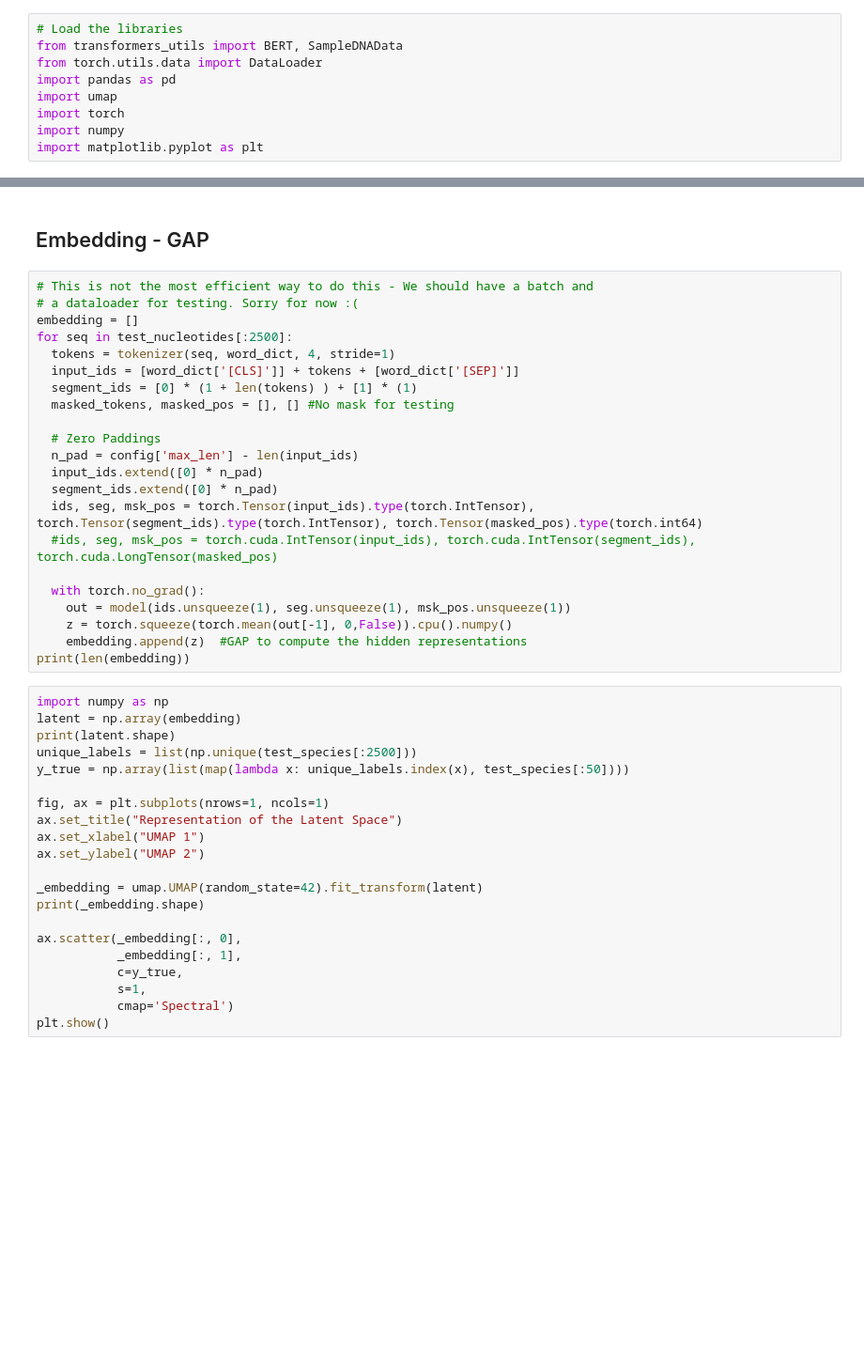
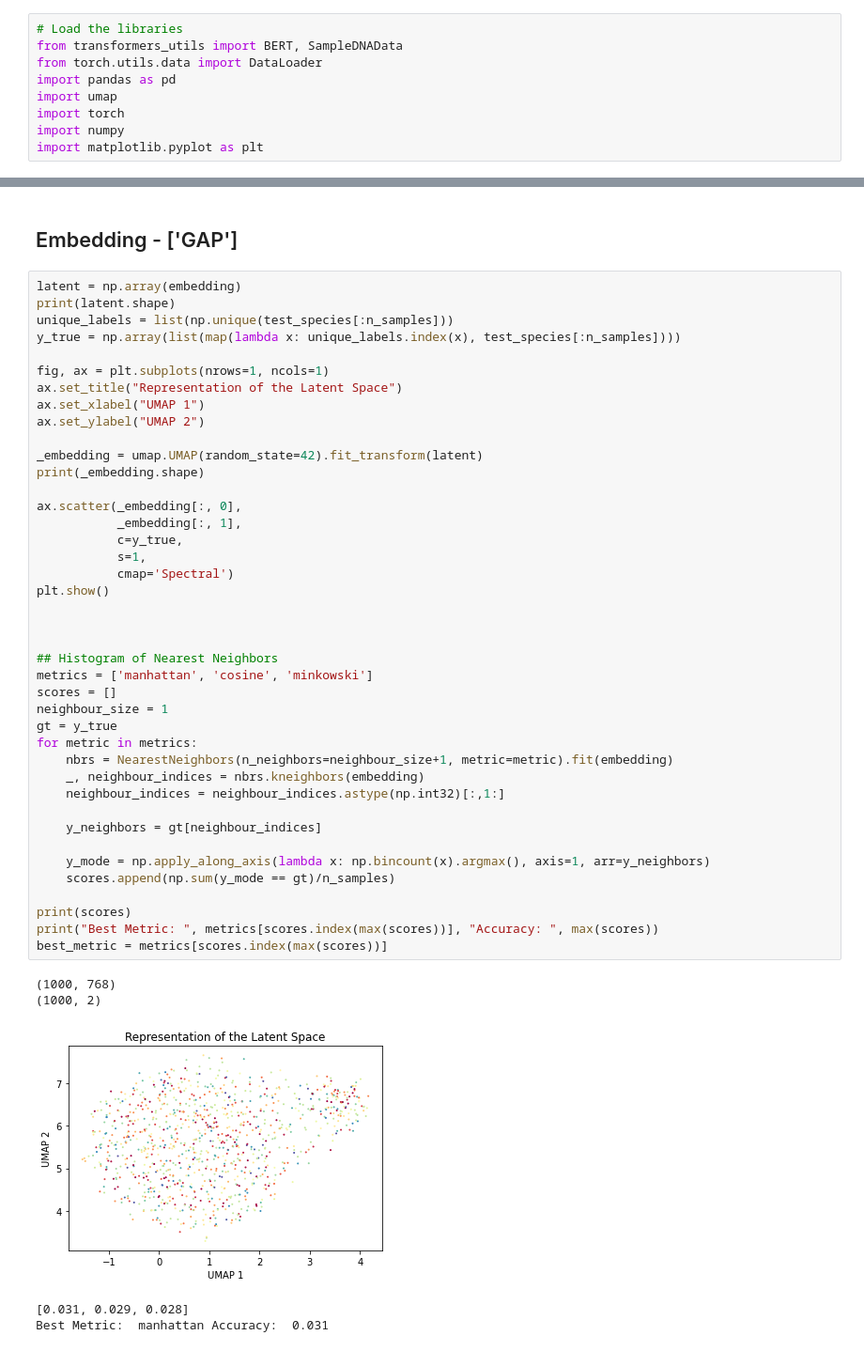
Before and after one commit to Kari-Genomics-Lab/BarcodeBERT, a Jupyter notebook: Bioscan_Test.ipynb, the cells around one changed output, grey strips where cells are left out. Shown at 94% size. Saved outputs shown, nothing was run; the diff lists cells and outputs as text; blank space fills up the shorter version.

```diff
--- a/Bioscan_Test.ipynb
+++ b/Bioscan_Test.ipynb
@@ -103,45 +193,49 @@ model.load_state_dict(torch.load(saving_path + f'model_{last_epoch}.pth'))
 # %% [markdown]
-## Embedding - GAP
+## Embedding - ['GAP']
-# %%
-# This is not the most efficient way to do this - We should have a batch and
-# a dataloader for testing. Sorry for now :(
-embedding = []
-for seq in test_nucleotides[:2500]:
-  tokens = tokenizer(seq, word_dict, 4, stride=1)
-  input_ids = [word_dict['[CLS]']] + tokens + [word_dict['[SEP]']]
-  segment_ids = [0] * (1 + len(tokens) ) + [1] * (1)
-  masked_tokens, masked_pos = [], [] #No mask for testing
-
-  # Zero Paddings
-  n_pad = config['max_len'] - len(input_ids)
-  input_ids.extend([0] * n_pad)
-  segment_ids.extend([0] * n_pad)
-  ids, seg, msk_pos = torch.Tensor(input_ids).type(torch.IntTensor), torch.Tensor(segment_ids).type(torch.IntTensor), torch.Tensor(masked_pos).type(torch.int64)
-  #ids, seg, msk_pos = torch.cuda.IntTensor(input_ids), torch.cuda.IntTensor(segment_ids), torch.cuda.LongTensor(masked_pos)
-
-  with torch.no_grad():
-    out = model(ids.unsqueeze(1), seg.unsqueeze(1), msk_pos.unsqueeze(1))
-    z = torch.squeeze(torch.mean(out[-1], 0,False)).cpu().numpy()
-    embedding.append(z)  #GAP to compute the hidden representations
-print(len(embedding))
 # %%
-import numpy as np
 latent = np.array(embedding)
 print(latent.shape)
-unique_labels = list(np.unique(test_species[:2500]))
-y_true = np.array(list(map(lambda x: unique_labels.index(x), test_species[:50])))
+unique_labels = list(np.unique(test_species[:n_samples]))
+y_true = np.array(list(map(lambda x: unique_labels.index(x), test_species[:n_samples])))
 
 fig, ax = plt.subplots(nrows=1, ncols=1)
 ax.set_title("Representation of the Latent Space")
 ax.set_xlabel("UMAP 1")
 ax.set_ylabel("UMAP 2")
 
 _embedding = umap.UMAP(random_state=42).fit_transform(latent)
 print(_embedding.shape)
 
 ax.scatter(_embedding[:, 0],
            _embedding[:, 1],
            c=y_true,
            s=1,
            cmap='Spectral')
 plt.show()
+
+
+
+## Histogram of Nearest Neighbors
+metrics = ['manhattan', 'cosine', 'minkowski']
+scores = []
+neighbour_size = 1
+gt = y_true
+for metric in metrics:
+    nbrs = NearestNeighbors(n_neighbors=neighbour_size+1, metric=metric).fit(embedding)
+    _, neighbour_indices = nbrs.kneighbors(embedding)
+    neighbour_indices = neighbour_indices.astype(np.int32)[:,1:]
+
+    y_neighbors = gt[neighbour_indices]
+
+    y_mode = np.apply_along_axis(lambda x: np.bincount(x).argmax(), axis=1, arr=y_neighbors)
+    scores.append(np.sum(y_mode == gt)/n_samples)
+
+print(scores)
+print("Best Metric: ", metrics[scores.index(max(scores))], "Accuracy: ", max(scores))
+best_metric = metrics[scores.index(max(scores))]
+# %% [output]
+(1000, 768)
+(1000, 2)
+[figure, added]
+[0.031, 0.029, 0.028]
+Best Metric:  manhattan Accuracy:  0.031
```
Also changed, not shown: parts of 12 cells of this notebook.
